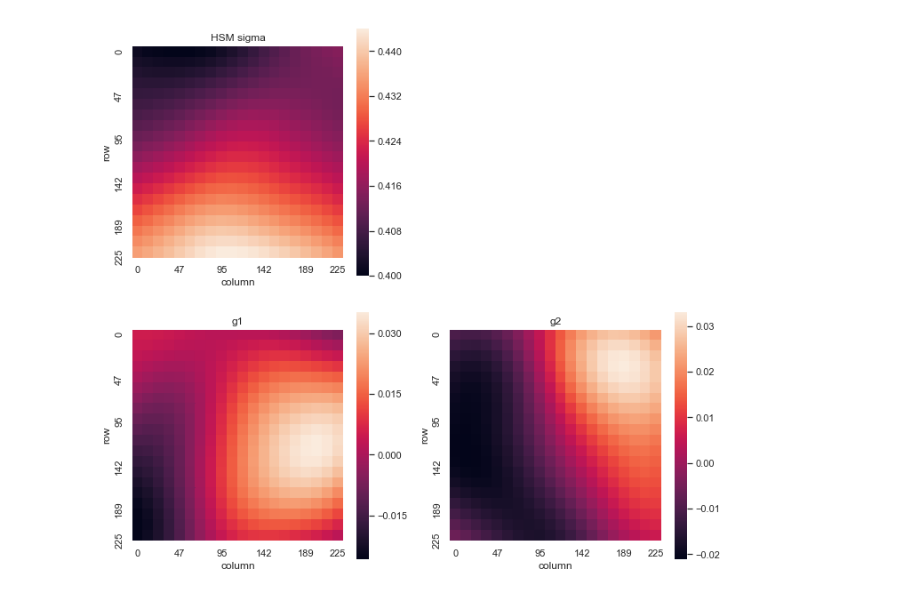
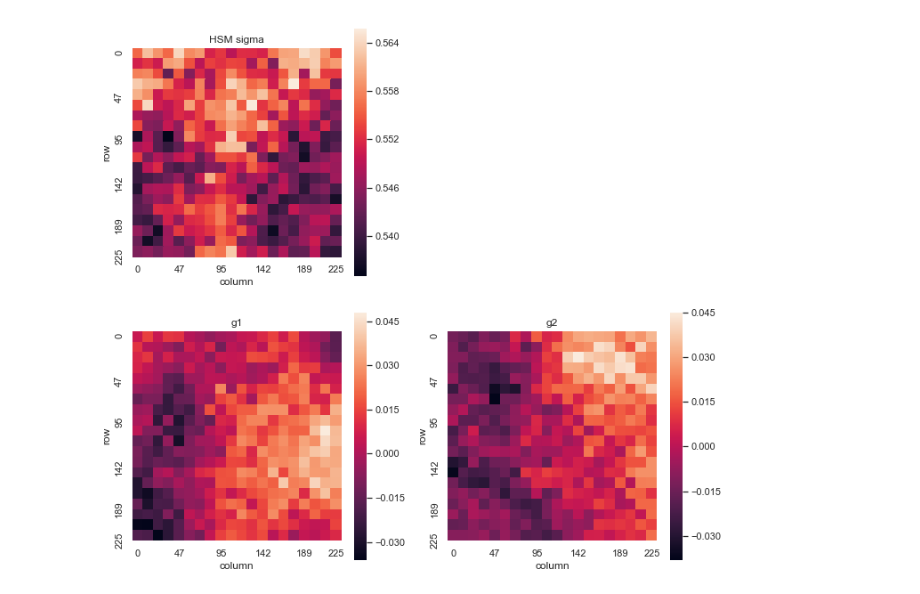
Before and after one commit to beckermr/metadetect-sims, a Jupyter notebook: plots_and_notebooks/plot_ps_psf.ipynb, the cells around one changed output. Saved outputs shown, nothing was run; the diff lists cells and outputs as text; code cells hidden in the pictures.

Commit message:
added noise to PSF images

```diff
--- a/plots_and_notebooks/plot_ps_psf.ipynb
+++ b/plots_and_notebooks/plot_ps_psf.ipynb
@@ -81,13 +81,14 @@ def _plot_psf_variation(fwhm, g1, g2, n=20):
     plt.tight_layout()
 # %%
 rng = np.random.RandomState(seed=288354)
-psf = PowerSpectrumPSF(rng=rng, im_width=225, buff=75, scale=0.25, trunc=10)
+noise_level = 1e-2
+psf = PowerSpectrumPSF(rng=rng, im_width=225, buff=75, scale=0.25, trunc=1, noise_level=noise_level)
 
 n = 20
 func = lambda x,y: psf.getPSF(galsim.PositionD(x=x, y=y)).drawImage(scale=0.25, nx=33, ny=33)
 
 fwhm, g1, g2 = _get_psf_variation(func, n=n)
 
 _plot_psf_variation(fwhm, g1, g2, n=n)
 # %% [output]
-[figure, old version]
+[figure, new version]
```
Also changed, not shown: parts of 2 cells of this notebook, 3 other files.
